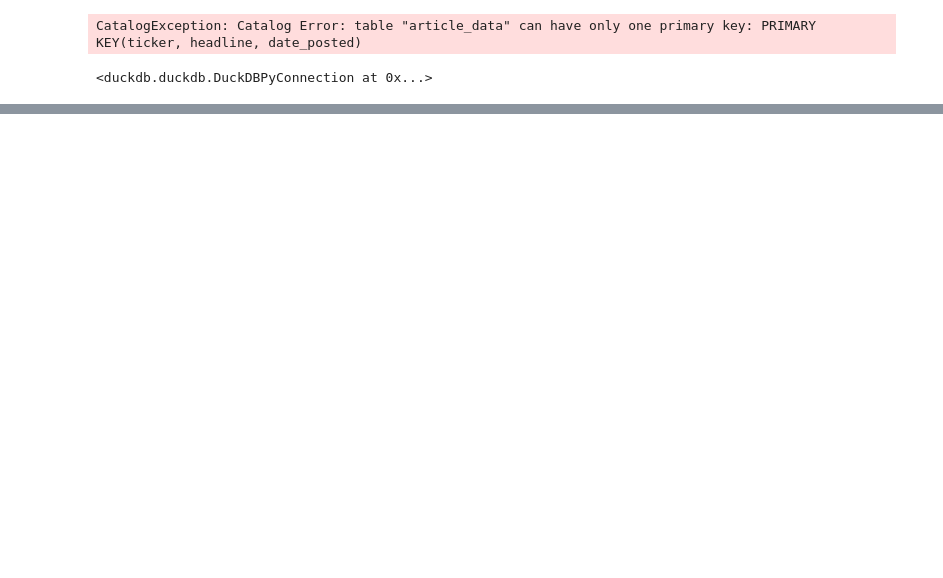
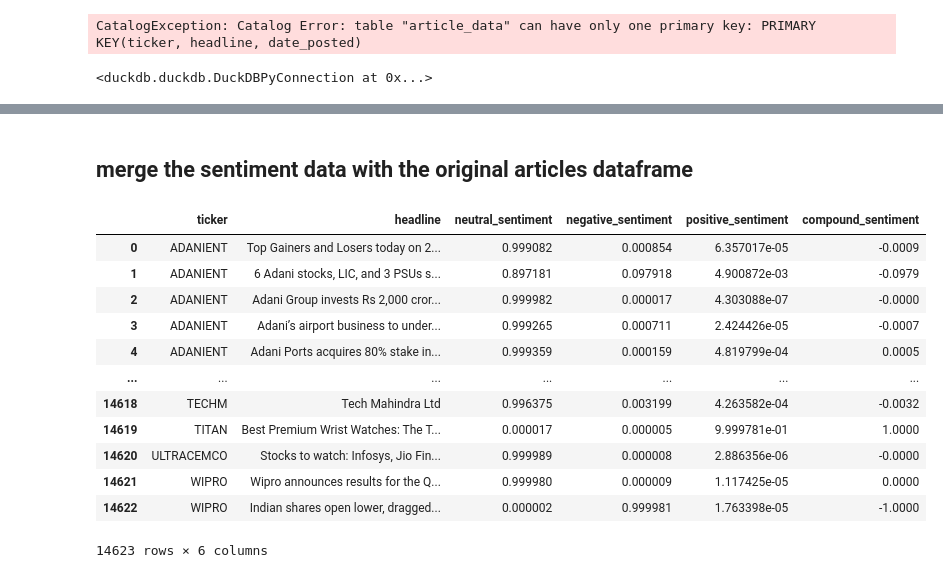
Before and after one commit to Shubxam/Nifty-500-Live-Sentiment-Analysis, a Jupyter notebook: notebooks/duck_db.ipynb, the cells around one changed output, grey strips where cells are left out. Cells and saved outputs as stored; diff of their text form; code cells hidden in the pictures; blank space fills up the shorter version.

```diff
--- a/notebooks/duck_db.ipynb
+++ b/notebooks/duck_db.ipynb
@@ -27,0 +82,8 @@ con.close()
+# %%
+df = df.astype(
+    {
+        "Positive": "float32",
+        "Neutral": "float32",
+        "Negative": "float32",
+    }
+)
@@ -27,0 +106,34 @@ con.close()
+# %% [markdown]
+## merge the sentiment data with the original articles dataframe
+# %%
+df = pd.merge(
+    articles,
+    df,
+    left_index=True,
+    right_index=True,
+)
+# %%
+df.loc[:, "compound"] = (
+        df.loc[:, "Positive"]
+        .where(df["Positive"] > df["Negative"], -df["Negative"])
+        .astype(float)
+        .round(4)
+    )
+# %%
+df.rename(columns={"Positive": "positive_sentiment", "Negative": "negative_sentiment", "Neutral": "neutral_sentiment", "compound": "compound_sentiment"}, inplace=True)
+# %%
+df
+# %% [output]
+|  | ticker | headline | neutral_sentiment | negative_sentiment | positive_sentiment | compound_sentiment |
+| 0 | ADANIENT | Top Gainers and Losers today on 2... | 0.999082 | 0.000854 | 6.357017e-05 | -0.0009 |
+| 1 | ADANIENT | 6 Adani stocks, LIC, and 3 PSUs s... | 0.897181 | 0.097918 | 4.900872e-03 | -0.0979 |
+| 2 | ADANIENT | Adani Group invests Rs 2,000 cror... | 0.999982 | 0.000017 | 4.303088e-07 | -0.0000 |
+| 3 | ADANIENT | Adani’s airport business to under... | 0.999265 | 0.000711 | 2.424426e-05 | -0.0007 |
+| 4 | ADANIENT | Adani Ports acquires 80% stake in... | 0.999359 | 0.000159 | 4.819799e-04 | 0.0005 |
+| ... | ... | ... | ... | ... | ... | ... |
+| 14618 | TECHM | Tech Mahindra Ltd | 0.996375 | 0.003199 | 4.263582e-04 | -0.0032 |
+| 14619 | TITAN | Best Premium Wrist Watches: The T... | 0.000017 | 0.000005 | 9.999781e-01 | 1.0000 |
+| 14620 | ULTRACEMCO | Stocks to watch: Infosys, Jio Fin... | 0.999989 | 0.000008 | 2.886356e-06 | -0.0000 |
+| 14621 | WIPRO | Wipro announces results for the Q... | 0.999980 | 0.000009 | 1.117425e-05 | 0.0000 |
+| 14622 | WIPRO | Indian shares open lower, dragged... | 0.000002 | 0.999981 | 1.763398e-05 | -1.0000 |
+14623 rows × 6 columns
```
Also changed, not shown: parts of 25 cells of this notebook, 1 other file.
